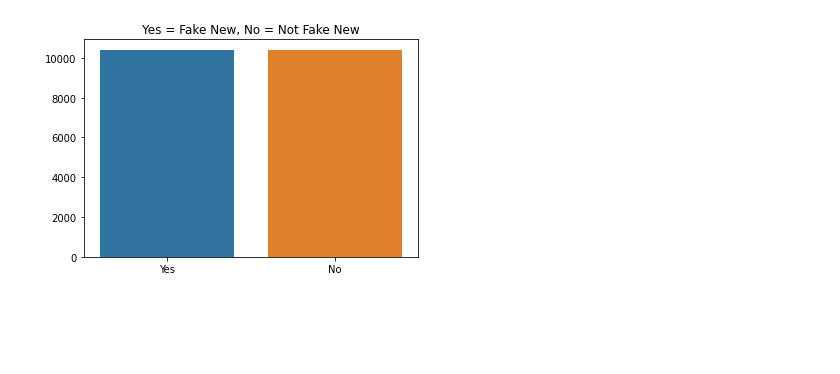
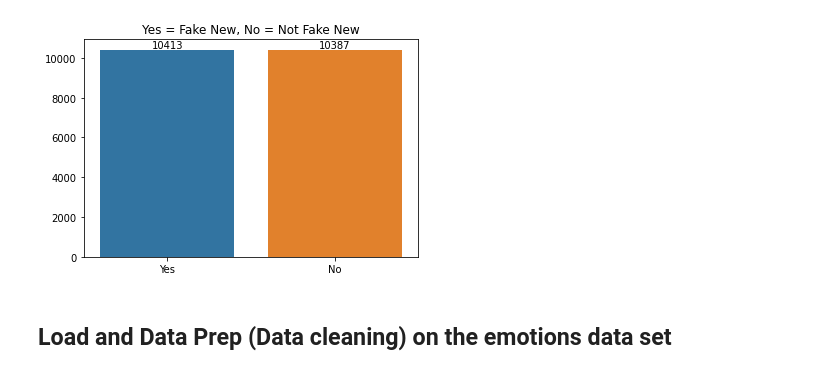
Before and after one commit to Renato-55/FakeNewsDetection, a Jupyter notebook: FakeNewsDetectionProj.ipynb, the cells around one changed output. Drawn from its saved outputs; the diff is of its cells as text; code cells hidden in the pictures; blank space fills up the shorter version.

```diff
--- a/FakeNewsDetectionProj.ipynb
+++ b/FakeNewsDetectionProj.ipynb
@@ -23,11 +65,11 @@ import matplotlib.pyplot as plt
 import tensorflow as tf
 
 #path to data
-path = "/content/FakeNewsDetectionData/"
+path_fakenews = "/content/FakeNewsDetectionData/"
 
 #Load Data
-train_data = pd.read_csv(path + "train.csv")
-eval_data_x = pd.read_csv(path + "test.csv")
-eval_data_y = pd.read_csv(path + "submit.csv")
+train_data_fakenews = pd.read_csv(path_fakenews + "train.csv")
+eval_data_x_fakenews = pd.read_csv(path_fakenews + "test.csv")
+eval_data_y_fakenews = pd.read_csv(path_fakenews + "submit.csv")
 # %%
 #data cleaning
@@ -60,11 +93,14 @@ The table label has 0
 # %%
 y = []
-y.append(np.sum(train_data['label'] == 1))
-y.append(np.sum(train_data['label'] == 0))
+y.append(np.sum(train_data_fakenews['label'] == 1))
+y.append(np.sum(train_data_fakenews['label'] == 0))
 
 x = ['Yes','No']
-sns.barplot(x=x,y=y)
+ax = sns.barplot(x=x,y=y)
+ax.bar_label(ax.containers[0])
 plt.title("Yes = Fake New, No = Not Fake New")
 plt.show()
 # %% [output]
-[figure, old version]
+[figure, new version]
+# %% [markdown]
+## Load and Data Prep (Data cleaning) on the emotions data set
```
Also changed, not shown: parts of 31 cells of this notebook.
